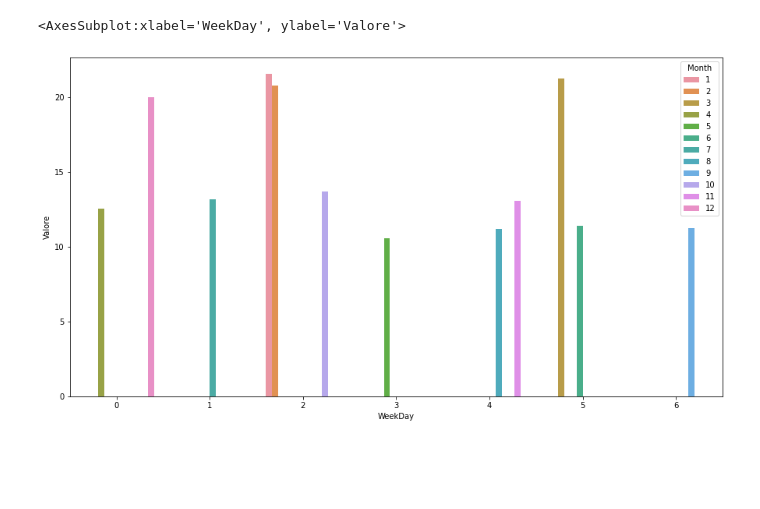
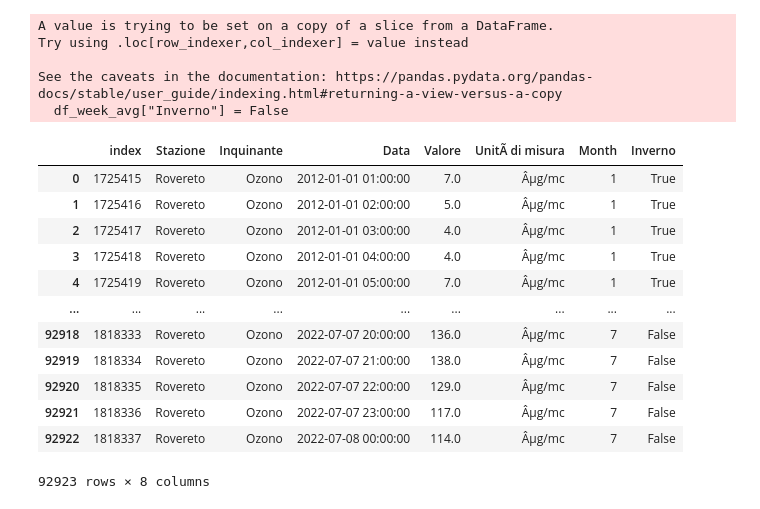
Before and after one commit to WebValley2022/webvalley-dashboard, a Jupyter notebook: 3rd Section Plots/WeeklyPlot.ipynb, the cells around one changed output. Cells and saved outputs as stored; diff of their text form; code cells hidden in the pictures; blank space fills up the shorter version.

```diff
--- a/3rd Section Plots/WeeklyPlot.ipynb
+++ b/3rd Section Plots/WeeklyPlot.ipynb
@@ -12,20 +15,31 @@ from matplotlib.pyplot import xticks
 df = df[df.Valore != "n.d."]
 df["Valore"] = pd.to_numeric(df.Valore)
 df["Data"] = pd.to_datetime(df.Data)
-df_week_avg = df[(df.Stazione == "Rovereto") & (df.Inquinante == "PM2.5") & (df.Data.dt.year == 2018)]
+df_week_avg = df[(df.Stazione == "Rovereto") & (df.Inquinante == "Ozono")]
 #print(df_week_avg)
-
-df_week_avg = df_week_avg.groupby(pd.PeriodIndex(df_week_avg['Data'], freq="M"))['Valore'].mean()
-df_week_avg = df_week_avg.reset_index()
-#print(df_week_avg)
-
-df_week_avg = df_week_avg.groupby([df_week_avg.Data.dt.year, df_week_avg.Data.dt.month, df_week_avg.Data.dt.day_of_week]).mean()
-df_week_avg.index.names = ["Year", "Month", "WeekDay"]
-df_week_avg = df_week_avg.reset_index()
-#print(df_week_avg)
-
-plt.gcf().set_size_inches(15, 8)
-sns.barplot(y="Valore", x="WeekDay", hue= "Month",data=df_week_avg)
-# %% [output]
-<AxesSubplot:xlabel='WeekDay', ylabel='Valore'>
-[figure, removed]
+# %%
+# da qui mandare
+
+df_week_avg["Inverno"] = False
+df_week_avg.loc[(df_week_avg.Month>=10) | (df_week_avg.Month <=3), "Inverno"] = True
+df_week_avg.reset_index()
+#df_week_avg
+# %% [output]
+A value is trying to be set on a copy of a slice from a DataFrame.
+Try using .loc[row_indexer,col_indexer] = value instead
+
+See the caveats in the documentation: https://pandas.pydata.org/pandas-docs/stable/user_guide/indexing.html#returning-a-view-versus-a-copy
+  df_week_avg["Inverno"] = False
+|  | index | Stazione | Inquinante | Data | Valore | UnitÃ di misura | Month | Inverno |
+| 0 | 1725415 | Rovereto | Ozono | 2012-01-01 01:00:00 | 7.0 | Âµg/mc | 1 | True |
+| 1 | 1725416 | Rovereto | Ozono | 2012-01-01 02:00:00 | 5.0 | Âµg/mc | 1 | True |
+| 2 | 1725417 | Rovereto | Ozono | 2012-01-01 03:00:00 | 4.0 | Âµg/mc | 1 | True |
+| 3 | 1725418 | Rovereto | Ozono | 2012-01-01 04:00:00 | 4.0 | Âµg/mc | 1 | True |
+| 4 | 1725419 | Rovereto | Ozono | 2012-01-01 05:00:00 | 7.0 | Âµg/mc | 1 | True |
+| ... | ... | ... | ... | ... | ... | ... | ... | ... |
+| 92918 | 1818333 | Rovereto | Ozono | 2022-07-07 20:00:00 | 136.0 | Âµg/mc | 7 | False |
+| 92919 | 1818334 | Rovereto | Ozono | 2022-07-07 21:00:00 | 138.0 | Âµg/mc | 7 | False |
+| 92920 | 1818335 | Rovereto | Ozono | 2022-07-07 22:00:00 | 129.0 | Âµg/mc | 7 | False |
+| 92921 | 1818336 | Rovereto | Ozono | 2022-07-07 23:00:00 | 117.0 | Âµg/mc | 7 | False |
+| 92922 | 1818337 | Rovereto | Ozono | 2022-07-08 00:00:00 | 114.0 | Âµg/mc | 7 | False |
+92923 rows × 8 columns
```
Also changed, not shown: parts of 4 cells of this notebook, 3 other files.
